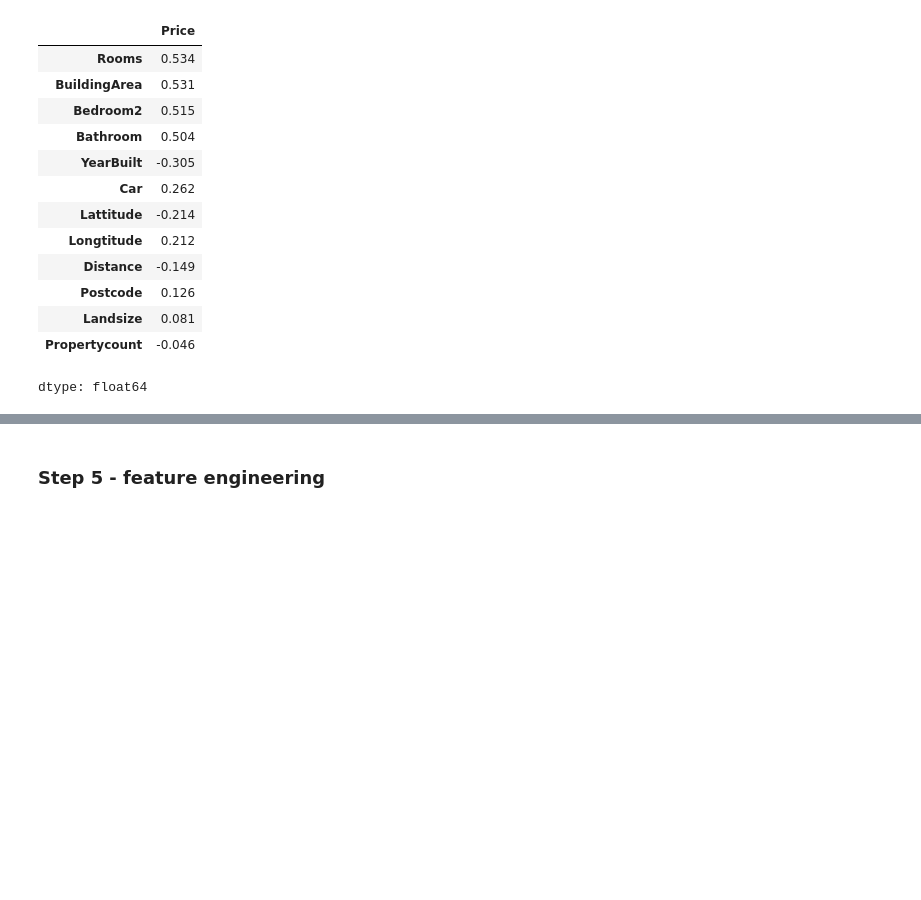
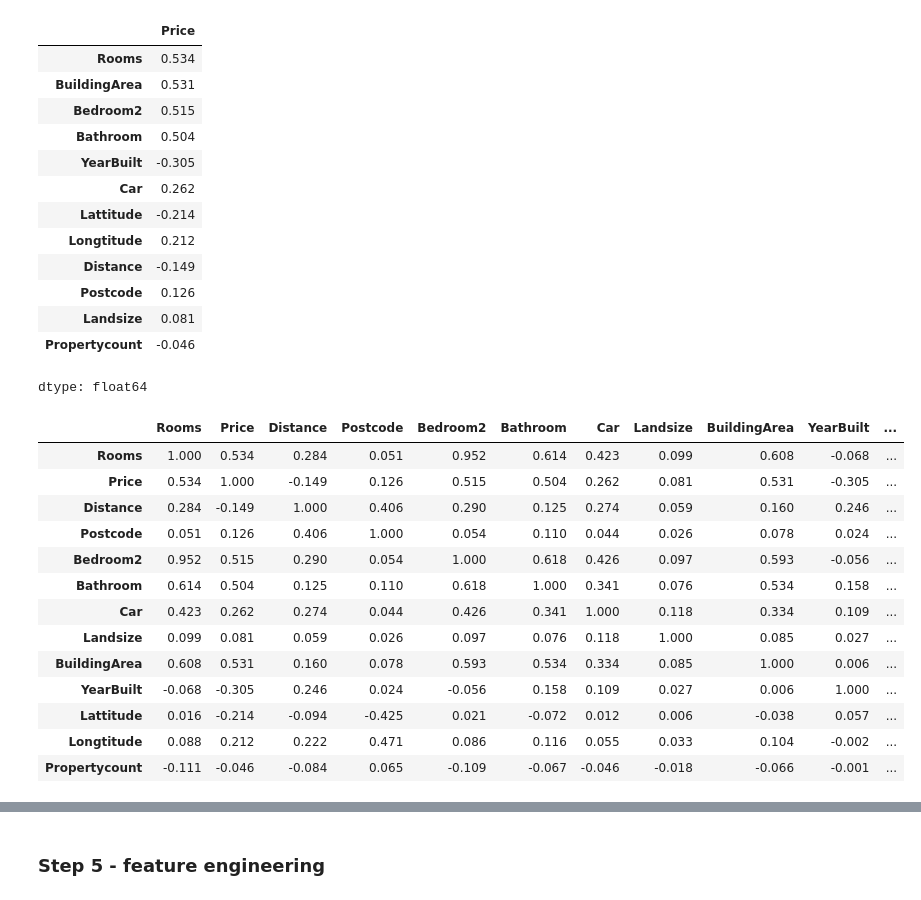
Before and after one commit to zzzer0-wav/Melbourne_Housing, a Jupyter notebook: notebooks/melbourne_housing.ipynb, the cells around one changed output, grey strips where cells are left out. Saved outputs shown, nothing was run; the diff lists cells and outputs as text; code cells hidden in the pictures; blank space fills up the shorter version.

```diff
--- a/notebooks/melbourne_housing.ipynb
+++ b/notebooks/melbourne_housing.ipynb
@@ -307,4 +305,21 @@ after drop: (6196, 21)
 | Landsize | 0.081 |
 | Propertycount | -0.046 |
 dtype: float64
+# %%
+num.corr().round(3)
+# %% [output]
+|  | Rooms | Price | Distance | Postcode | Bedroom2 | Bathroom | Car | Landsize | BuildingArea | YearBuilt | ... |
+| Rooms | 1.000 | 0.534 | 0.284 | 0.051 | 0.952 | 0.614 | 0.423 | 0.099 | 0.608 | -0.068 | ... |
+| Price | 0.534 | 1.000 | -0.149 | 0.126 | 0.515 | 0.504 | 0.262 | 0.081 | 0.531 | -0.305 | ... |
+| Distance | 0.284 | -0.149 | 1.000 | 0.406 | 0.290 | 0.125 | 0.274 | 0.059 | 0.160 | 0.246 | ... |
+| Postcode | 0.051 | 0.126 | 0.406 | 1.000 | 0.054 | 0.110 | 0.044 | 0.026 | 0.078 | 0.024 | ... |
+| Bedroom2 | 0.952 | 0.515 | 0.290 | 0.054 | 1.000 | 0.618 | 0.426 | 0.097 | 0.593 | -0.056 | ... |
+| Bathroom | 0.614 | 0.504 | 0.125 | 0.110 | 0.618 | 1.000 | 0.341 | 0.076 | 0.534 | 0.158 | ... |
+| Car | 0.423 | 0.262 | 0.274 | 0.044 | 0.426 | 0.341 | 1.000 | 0.118 | 0.334 | 0.109 | ... |
+| Landsize | 0.099 | 0.081 | 0.059 | 0.026 | 0.097 | 0.076 | 0.118 | 1.000 | 0.085 | 0.027 | ... |
+| BuildingArea | 0.608 | 0.531 | 0.160 | 0.078 | 0.593 | 0.534 | 0.334 | 0.085 | 1.000 | 0.006 | ... |
+| YearBuilt | -0.068 | -0.305 | 0.246 | 0.024 | -0.056 | 0.158 | 0.109 | 0.027 | 0.006 | 1.000 | ... |
+| Lattitude | 0.016 | -0.214 | -0.094 | -0.425 | 0.021 | -0.072 | 0.012 | 0.006 | -0.038 | 0.057 | ... |
+| Longtitude | 0.088 | 0.212 | 0.222 | 0.471 | 0.086 | 0.116 | 0.055 | 0.033 | 0.104 | -0.002 | ... |
+| Propertycount | -0.111 | -0.046 | -0.084 | 0.065 | -0.109 | -0.067 | -0.046 | -0.018 | -0.066 | -0.001 | ... |
 # %% [markdown]
```
Also changed, not shown: parts of 13 cells of this notebook.
